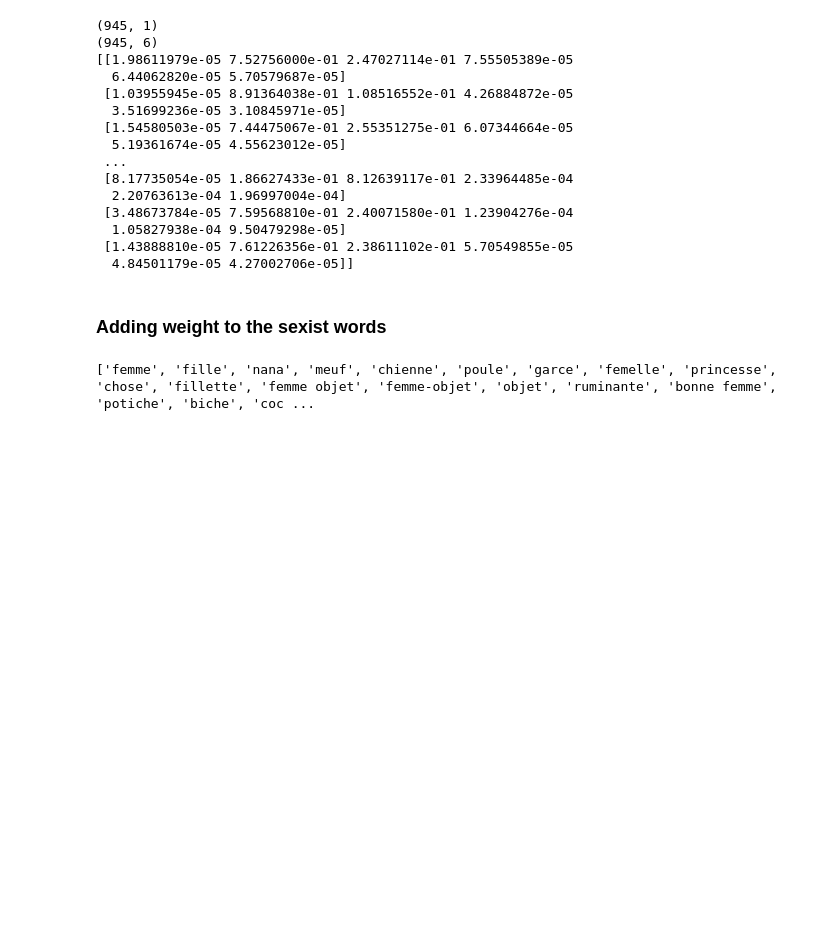
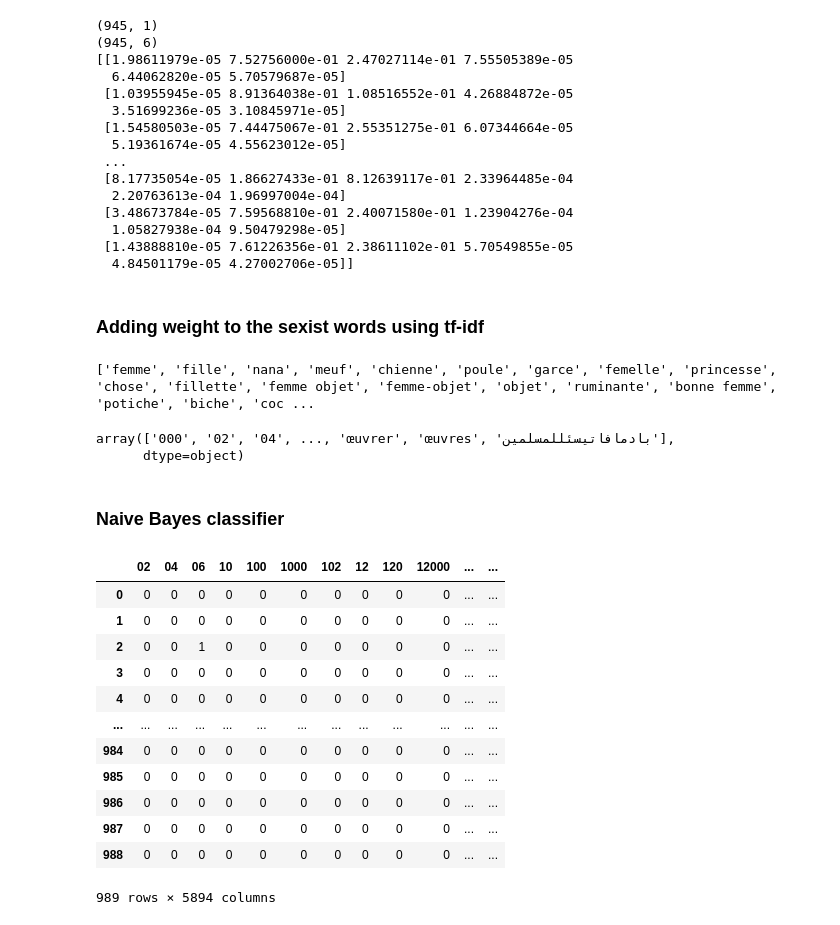
Before and after one commit to EvaRadu/Projet-Tatia, a Jupyter notebook: TestEva.ipynb, the cells around one changed output. Cells and saved outputs as stored; diff of their text form; code cells hidden in the pictures; blank space fills up the shorter version.

Commit message:
Naive bayes classifier

```diff
--- a/TestEva.ipynb
+++ b/TestEva.ipynb
@@ -708,7 +708,7 @@ print(y_pred)
  [1.43888810e-05 7.61226356e-01 2.38611102e-01 5.70549855e-05
   4.84501179e-05 4.27002706e-05]]
 # %% [markdown]
-### Adding weight to the sexist words
+### Adding weight to the sexist words using tf-idf
 # %%
 import re
 
@@ -725,3 +725,73 @@ weighted_words = [re.sub(r"\n",'',i) for i in stereotype_liste]
 print(weighted_words)
 # %% [output]
 ['femme', 'fille', 'nana', 'meuf', 'chienne', 'poule', 'garce', 'femelle', 'princesse', 'chose', 'fillette', 'femme objet', 'femme-objet', 'objet', 'ruminante', 'bonne femme', 'potiche', 'biche', 'coc ...
+# %%
+from sklearn.feature_extraction.text import TfidfVectorizer
+
+data = pd.read_csv("my_csv_clean.csv",sep = ',') #we got that csv after running the Text Preprocessing file
+data.columns = ['tweet', 'class']
+
+
+X = data['tweet']
+y = data['class']
+
+
+categories = ["NotSexist", "Sexist"]
+
+vectorizer = TfidfVectorizer()
+new_X = vectorizer.fit_transform(X)
+vectorizer.get_feature_names_out()
+# %% [output]
+array(['000', '02', '04', ..., 'œuvrer', 'œuvres', 'بادمافاتيسئللمسلمين'],
+      dtype=object)
+# %% [markdown]
+### Naive Bayes classifier
+# %%
+from sklearn.feature_extraction.text import CountVectorizer
+
+data = pd.read_csv("my_csv_clean.csv",sep = ',') #we got that csv after running the Text Preprocessing file
+data.columns = ['tweet', 'class']
+
+
+X = data['tweet']
+y = data['class']
+
+
+categories = ["NotSexist", "Sexist"]
+
+X_0 = []
+X_1 = []
+for i in range(len(data)):
+    if data['class'][i]==0:
+        X_0.append(data['tweet'][i])
+
+for i in range(len(data)):
+    if data['class'][i]==1:
+        X_1.append(data['tweet'][i])
+
+
+
+vec_0 = CountVectorizer()
+X_c0 = vec_0.fit_transform(X_0)
+tdm_0 = pd.DataFrame(X_c0.toarray(), columns=vec_0.get_feature_names())
+
+
+vec_1 = CountVectorizer()
+X_c1 = vec_1.fit_transform(X_1)
+tdm_1 = pd.DataFrame(X_c1.toarray(), columns=vec_1.get_feature_names())
+
+tdm_1
+# %% [output]
+|  | 02 | 04 | 06 | 10 | 100 | 1000 | 102 | 12 | 120 | 12000 | ... | ... |
+| 0 | 0 | 0 | 0 | 0 | 0 | 0 | 0 | 0 | 0 | 0 | ... | ... |
+| 1 | 0 | 0 | 0 | 0 | 0 | 0 | 0 | 0 | 0 | 0 | ... | ... |
+| 2 | 0 | 0 | 1 | 0 | 0 | 0 | 0 | 0 | 0 | 0 | ... | ... |
+| 3 | 0 | 0 | 0 | 0 | 0 | 0 | 0 | 0 | 0 | 0 | ... | ... |
+| 4 | 0 | 0 | 0 | 0 | 0 | 0 | 0 | 0 | 0 | 0 | ... | ... |
+| ... | ... | ... | ... | ... | ... | ... | ... | ... | ... | ... | ... | ... |
+| 984 | 0 | 0 | 0 | 0 | 0 | 0 | 0 | 0 | 0 | 0 | ... | ... |
+| 985 | 0 | 0 | 0 | 0 | 0 | 0 | 0 | 0 | 0 | 0 | ... | ... |
+| 986 | 0 | 0 | 0 | 0 | 0 | 0 | 0 | 0 | 0 | 0 | ... | ... |
+| 987 | 0 | 0 | 0 | 0 | 0 | 0 | 0 | 0 | 0 | 0 | ... | ... |
+| 988 | 0 | 0 | 0 | 0 | 0 | 0 | 0 | 0 | 0 | 0 | ... | ... |
+989 rows × 5894 columns
```
Also changed, not shown: parts of 16 cells of this notebook, 2 other files.
